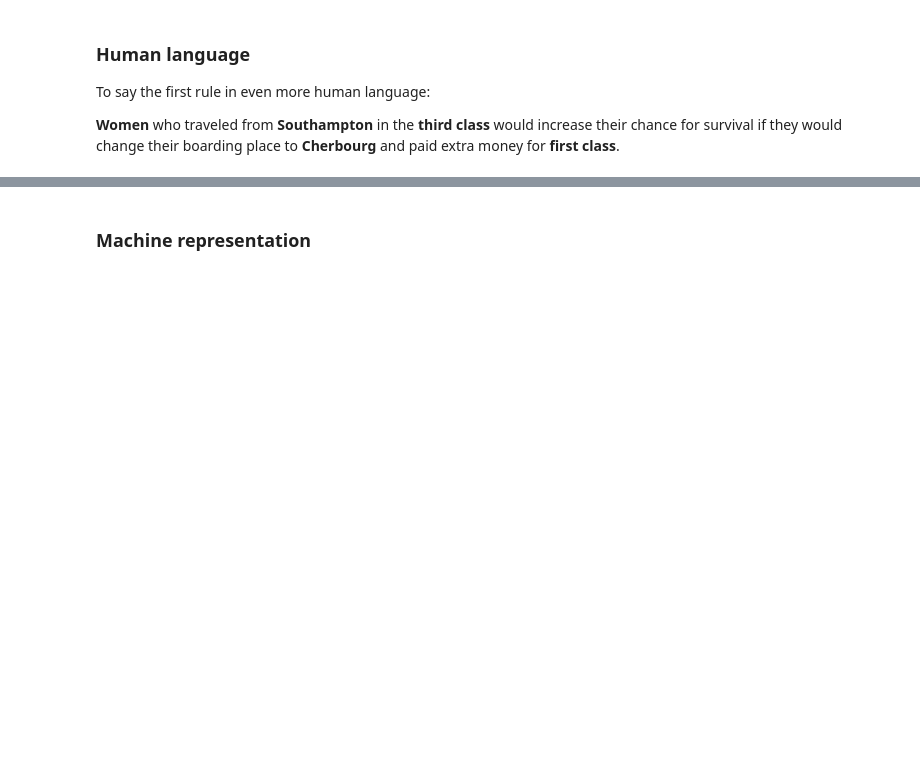
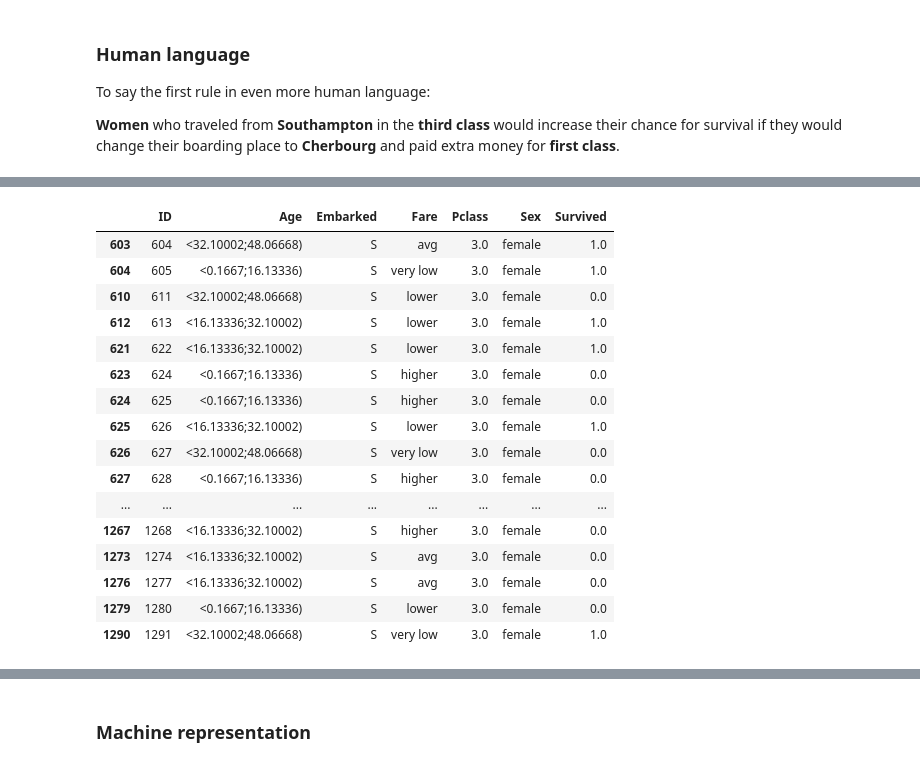
Before and after one commit to lukassykora/actionrules, a Jupyter notebook: notebooks/Titanic - Action Rules.ipynb, the cells around one changed output, grey strips where cells are left out. Drawn from its saved outputs; the diff is of its cells as text; code cells hidden in the pictures; blank space fills up the shorter version.

Commit message:
Prediction, tables before and after

```diff
--- a/notebooks/Titanic - Action Rules.ipynb
+++ b/notebooks/Titanic - Action Rules.ipynb
@@ -80,6 +80,7 @@ actionRulesDiscovery.fit(stable_antecedents = ["Age", "Sex"],
             conf=55,
             supp=3,
             desired_classes = ["1.0"],
+            is_reduction = True,
 )
 # %% [markdown]
 ### Number of discovered action rules
@@ -143,0 +154,20 @@ To say the first rule in even more human language:
+# %%
+actionRulesDiscovery.get_source_data_for_ar(0, True)
+# %% [output]
+|  | ID | Age | Embarked | Fare | Pclass | Sex | Survived |
+| 603 | 604 | <32.10002;48.06668) | S | avg | 3.0 | female | 1.0 |
+| 604 | 605 | <0.1667;16.13336) | S | very low | 3.0 | female | 1.0 |
+| 610 | 611 | <32.10002;48.06668) | S | lower | 3.0 | female | 0.0 |
+| 612 | 613 | <16.13336;32.10002) | S | lower | 3.0 | female | 1.0 |
+| 621 | 622 | <16.13336;32.10002) | S | lower | 3.0 | female | 1.0 |
+| 623 | 624 | <0.1667;16.13336) | S | higher | 3.0 | female | 0.0 |
+| 624 | 625 | <0.1667;16.13336) | S | higher | 3.0 | female | 0.0 |
+| 625 | 626 | <16.13336;32.10002) | S | lower | 3.0 | female | 1.0 |
+| 626 | 627 | <32.10002;48.06668) | S | very low | 3.0 | female | 0.0 |
+| 627 | 628 | <0.1667;16.13336) | S | higher | 3.0 | female | 0.0 |
+| ... | ... | ... | ... | ... | ... | ... | ... |
+| 1267 | 1268 | <16.13336;32.10002) | S | higher | 3.0 | female | 0.0 |
+| 1273 | 1274 | <16.13336;32.10002) | S | avg | 3.0 | female | 0.0 |
+| 1276 | 1277 | <16.13336;32.10002) | S | avg | 3.0 | female | 0.0 |
+| 1279 | 1280 | <0.1667;16.13336) | S | lower | 3.0 | female | 0.0 |
+| 1290 | 1291 | <32.10002;48.06668) | S | very low | 3.0 | female | 1.0 |
```
Also changed, not shown: parts of 6 cells of this notebook, 5 other files.
